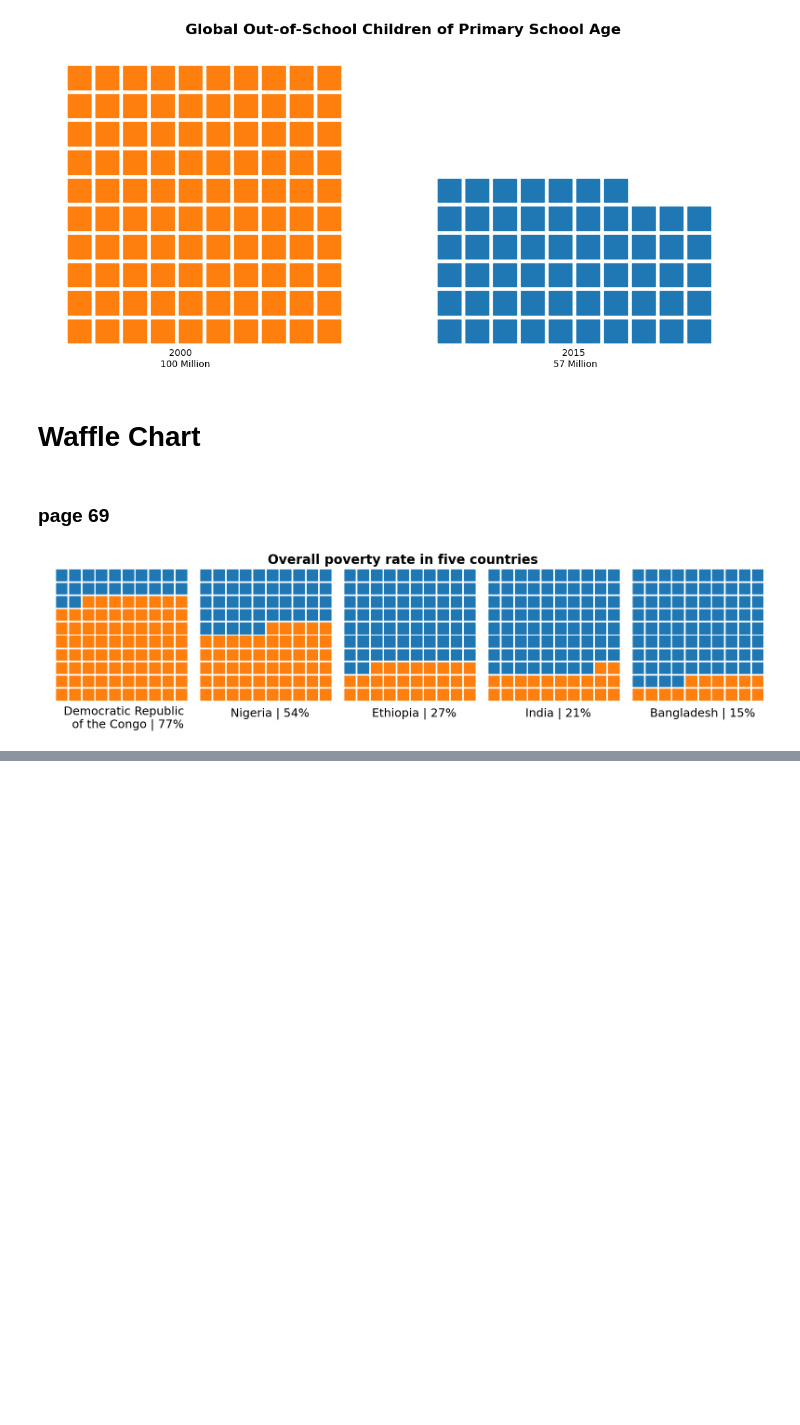
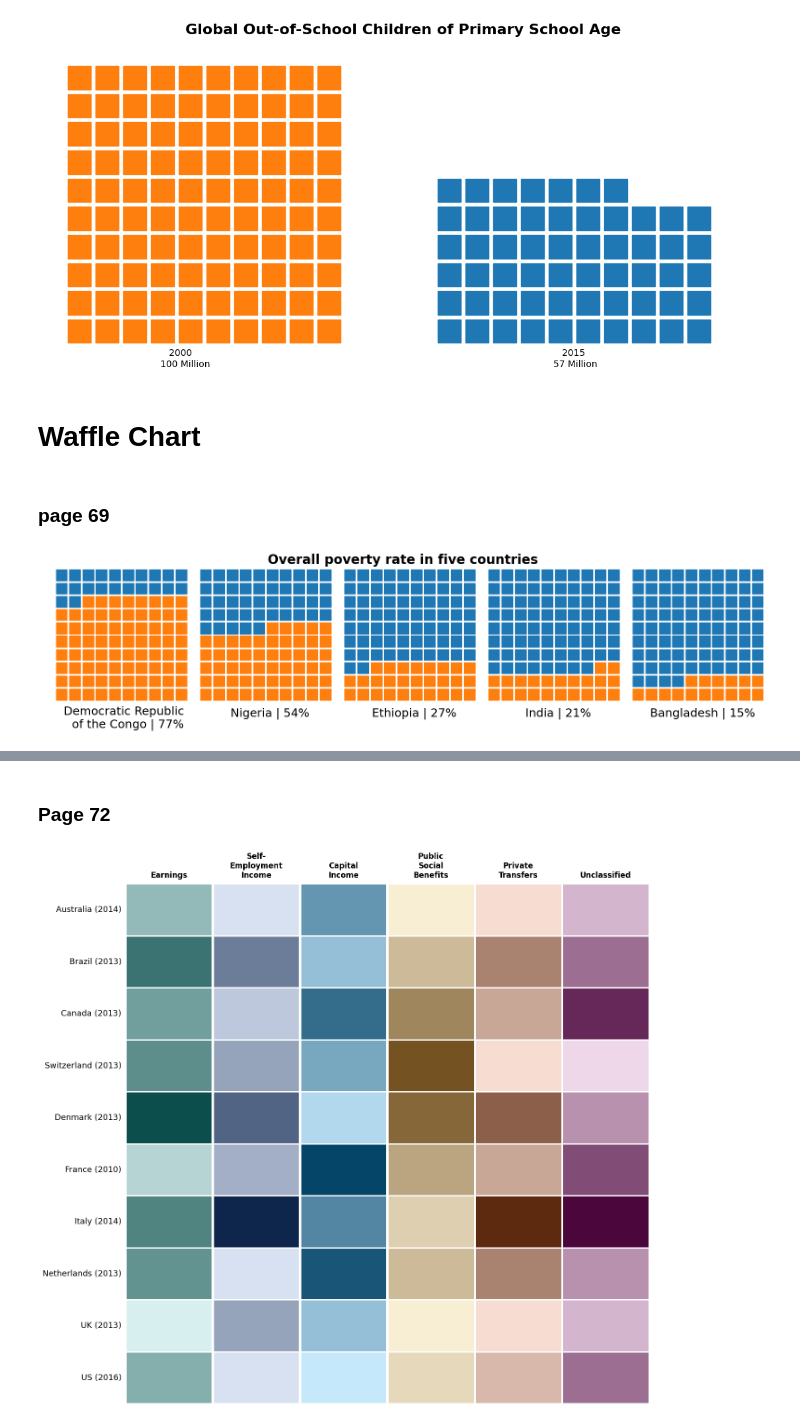
Before and after one commit to Aashish-Raghav/Data-Visualization---Multiple-Plots, a Jupyter notebook: IIT2022010.ipynb, the cells around one changed output, grey strips where cells are left out. Cells and saved outputs as stored; diff of their text form; code cells hidden in the pictures; blank space fills up the shorter version.

```diff
--- a/IIT2022010.ipynb
+++ b/IIT2022010.ipynb
@@ -1960,0 +2039,78 @@ plt.show()
+# %% [markdown]
+### Page 72
+# %%
+import pandas as pd
+import seaborn as sns
+import matplotlib.pyplot as plt
+from matplotlib.colors import LinearSegmentedColormap
+
+
+# Updated Data for Better Distribution
+data = {
+    "Country": ["Australia (2014)", "Brazil (2013)", "Canada (2013)", "Switzerland (2013)",
+                "Denmark (2013)", "France (2010)", "Italy (2014)",
+                "Netherlands (2013)", "UK (2013)", "US (2016)"],
+    "Earnings": [60, 47, 55, 52, 40, 65, 50, 53, 70, 58],
+    "Self-Employment Income": [10, 18, 12, 15, 20, 14, 25, 10, 15, 10],
+    "Capital Income": [20, 15, 25, 18, 12, 30, 22, 28, 15, 10],
+    "Public Social Benefits": [15, 20, 25, 30, 28, 22, 18, 20, 15, 17],
+    "Private Transfers": [5, 10, 8, 5, 12, 8, 15, 10, 5, 7],
+    "Unclassified": [3, 5, 7, 2, 4, 6, 8, 4, 3, 5]
+}
+
+df = pd.DataFrame(data)
+df.set_index('Country', inplace=True)
+
+# Color Schemes for each column
+color_maps = {
+    "Earnings": ['#0b4e4b', '#d7efee'],
+    "Self-Employment Income": ['#d8e1f2', '#0e264c'],
+    "Capital Income": ['#c5e8fb', '#054568'],
+    "Public Social Benefits": ['#f8eed3', '#745222'],
+    "Private Transfers": ['#f7dcd1', '#5d2a0f'],
+    "Unclassified": ['#eed7e9', '#4b063c']
+}
+
+# New Labels for Multiple Lines
+new_labels = ['Earnings',
+              'Self-\nEmployment\nIncome',
+              'Capital\nIncome',
+              'Public\nSocial\nBenefits',
+              'Private\nTransfers',
+              'Unclassified']
+
+# Create custom colormaps
+custom_cmaps = {col: LinearSegmentedColormap.from_list(col, colors)
+                for col, colors in color_maps.items()}
+
+# Create subplots
+fig, axs = plt.subplots(1, len(df.columns), figsize=(15, 15), sharey=True,
+                        gridspec_kw={'wspace': 0.009})  # Reduced space between columns
+
+# Loop through each column and plot the heatmap
+for i, (column, label) in enumerate(zip(df.columns, new_labels)):
+    cmap = custom_cmaps[column]
+    ax = axs[i]
+    sns.heatmap(df[[column]], ax=ax, cmap=cmap, cbar=False,
+                linewidths=1, linecolor='white')
+
+    # Set labels and title for each subplot
+    ax.set_xlabel('')
+    ax.set_title(label, fontsize=12, fontweight='bold', pad=10)
+    ax.tick_params(left=False, bottom=False, top=False)
+
+    # Adjust x-axis labels to be on top and broken into multiple lines
+    ax.xaxis.set_label_position('top')
+    ax.xaxis.tick_top()
+    ax.set_xticks([])
+
+    # Remove redundant 'Country' label and add country names
+    ax.set_ylabel('')
+    ax.set_yticklabels(df.index, rotation=0, fontsize=13)
+
+
+# Adjust layout
+# plt.tight_layout()
+plt.show()
+# %% [output]
+[figure, added]
```
Also changed, not shown: parts of 7 cells of this notebook.
